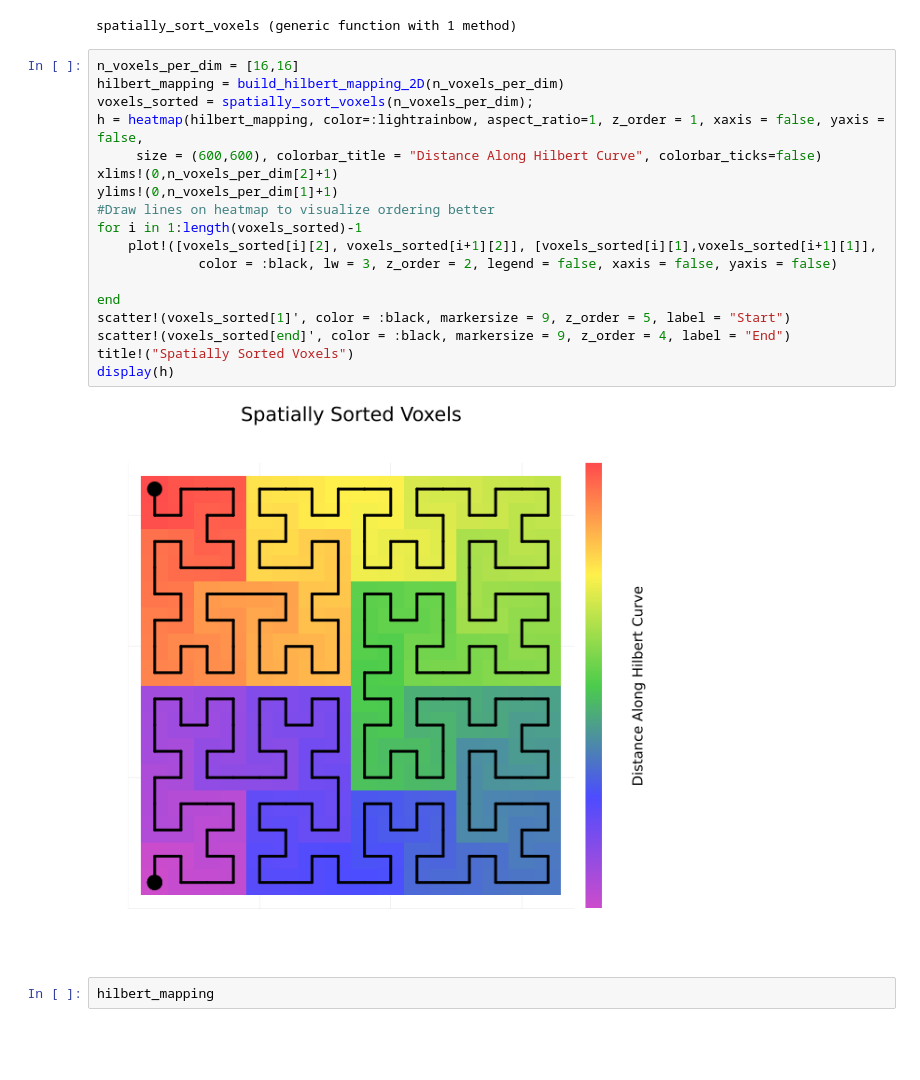
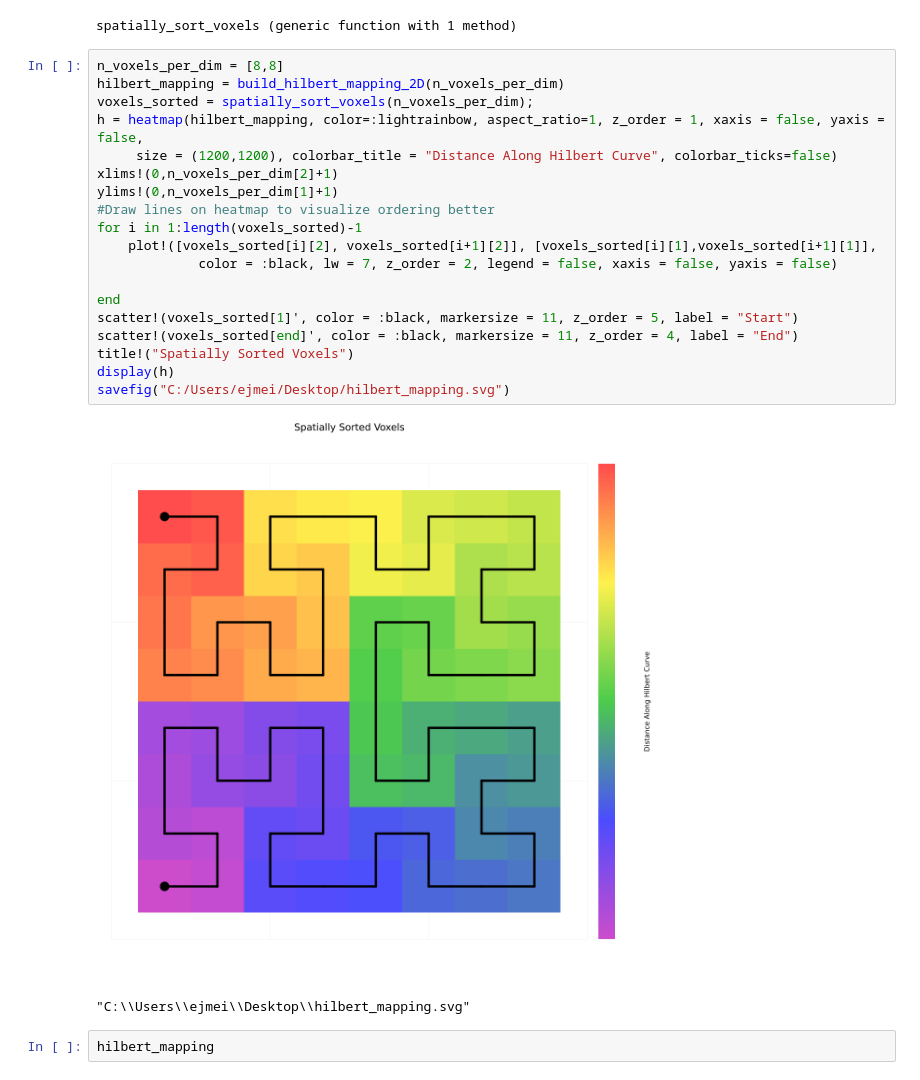
Before and after one commit to ejmeitz/CUDA_P3M, a Jupyter notebook: LongRangeInteractions/examples/plots.ipynb, the cells around one changed output. Saved outputs shown, nothing was run; the diff lists cells and outputs as text; blank space fills up the shorter version.

```diff
--- a/LongRangeInteractions/examples/plots.ipynb
+++ b/LongRangeInteractions/examples/plots.ipynb
@@ -36,25 +36,27 @@ end
 # %% [output]
 spatially_sort_voxels (generic function with 1 method)
 # %%
-n_voxels_per_dim = [16,16]
+n_voxels_per_dim = [8,8]
 hilbert_mapping = build_hilbert_mapping_2D(n_voxels_per_dim)
 voxels_sorted = spatially_sort_voxels(n_voxels_per_dim);
 h = heatmap(hilbert_mapping, color=:lightrainbow, aspect_ratio=1, z_order = 1, xaxis = false, yaxis = false,
-     size = (600,600), colorbar_title = "Distance Along Hilbert Curve", colorbar_ticks=false)
+     size = (1200,1200), colorbar_title = "Distance Along Hilbert Curve", colorbar_ticks=false)
 xlims!(0,n_voxels_per_dim[2]+1)
 ylims!(0,n_voxels_per_dim[1]+1)
 #Draw lines on heatmap to visualize ordering better
 for i in 1:length(voxels_sorted)-1
     plot!([voxels_sorted[i][2], voxels_sorted[i+1][2]], [voxels_sorted[i][1],voxels_sorted[i+1][1]],
-             color = :black, lw = 3, z_order = 2, legend = false, xaxis = false, yaxis = false)
+             color = :black, lw = 7, z_order = 2, legend = false, xaxis = false, yaxis = false)
 
 end
-scatter!(voxels_sorted[1]', color = :black, markersize = 9, z_order = 5, label = "Start")
-scatter!(voxels_sorted[end]', color = :black, markersize = 9, z_order = 4, label = "End")
+scatter!(voxels_sorted[1]', color = :black, markersize = 11, z_order = 5, label = "Start")
+scatter!(voxels_sorted[end]', color = :black, markersize = 11, z_order = 4, label = "End")
 title!("Spatially Sorted Voxels")
 display(h)
+savefig("C:/Users/ejmei/Desktop/hilbert_mapping.svg")
 # %% [output]
-[figure, old version]
+[figure, new version]
+"C:\\Users\\ejmei\\Desktop\\hilbert_mapping.svg"
 # %%
 hilbert_mapping
 # %% [output]
```
